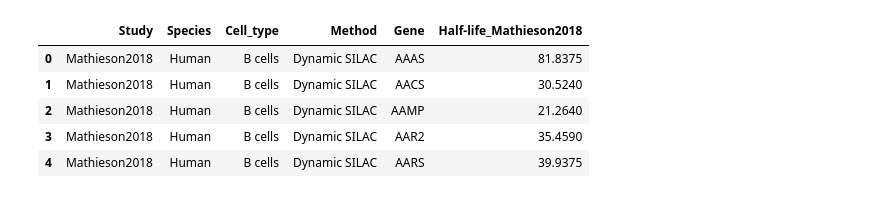
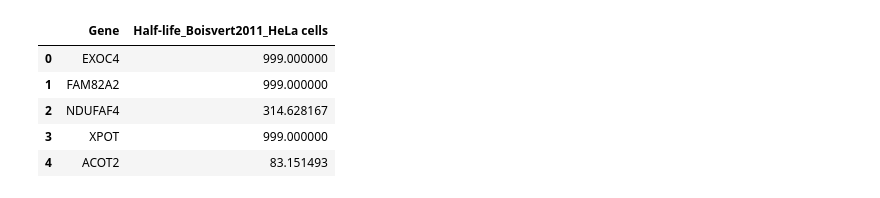
Before and after one commit to reliscu/experimental_parameters, a Jupyter notebook: plot_half-life_data.ipynb, the cells around one changed output. Cells and saved outputs as stored; diff of their text form; code cells hidden in the pictures.

```diff
--- a/plot_half-life_data.ipynb
+++ b/plot_half-life_data.ipynb
@@ -15,15 +16,15 @@ for file in [file for file in file_list if "Human" in file]:
     study = df['Study'].iloc[0]
     cell_type = df['Cell_type'].iloc[0]
     df = df[subset_columns]
-    df = df.rename(columns={"Half-life": f"Half-life_{study}",
+    df = df.rename(columns={"Half-life": f"Half-life_{study}_{cell_type}",
                             "Cell_type": f"Cell_type_{study}"})
     df_list.append(df)
 # %%
-df_list[1].head()
+df_list[0].head()
 # %% [output]
-|  | Study | Species | Cell_type | Method | Gene | Half-life_Mathieson2018 |
-| 0 | Mathieson2018 | Human | B cells | Dynamic SILAC | AAAS | 81.8375 |
-| 1 | Mathieson2018 | Human | B cells | Dynamic SILAC | AACS | 30.5240 |
-| 2 | Mathieson2018 | Human | B cells | Dynamic SILAC | AAMP | 21.2640 |
-| 3 | Mathieson2018 | Human | B cells | Dynamic SILAC | AAR2 | 35.4590 |
-| 4 | Mathieson2018 | Human | B cells | Dynamic SILAC | AARS | 39.9375 |
+|  | Gene | Half-life_Boisvert2011_HeLa cells |
+| 0 | EXOC4 | 999.000000 |
+| 1 | FAM82A2 | 999.000000 |
+| 2 | NDUFAF4 | 314.628167 |
+| 3 | XPOT | 999.000000 |
+| 4 | ACOT2 | 83.151493 |
```
Also changed, not shown: parts of 10 cells of this notebook, 1 other file.
